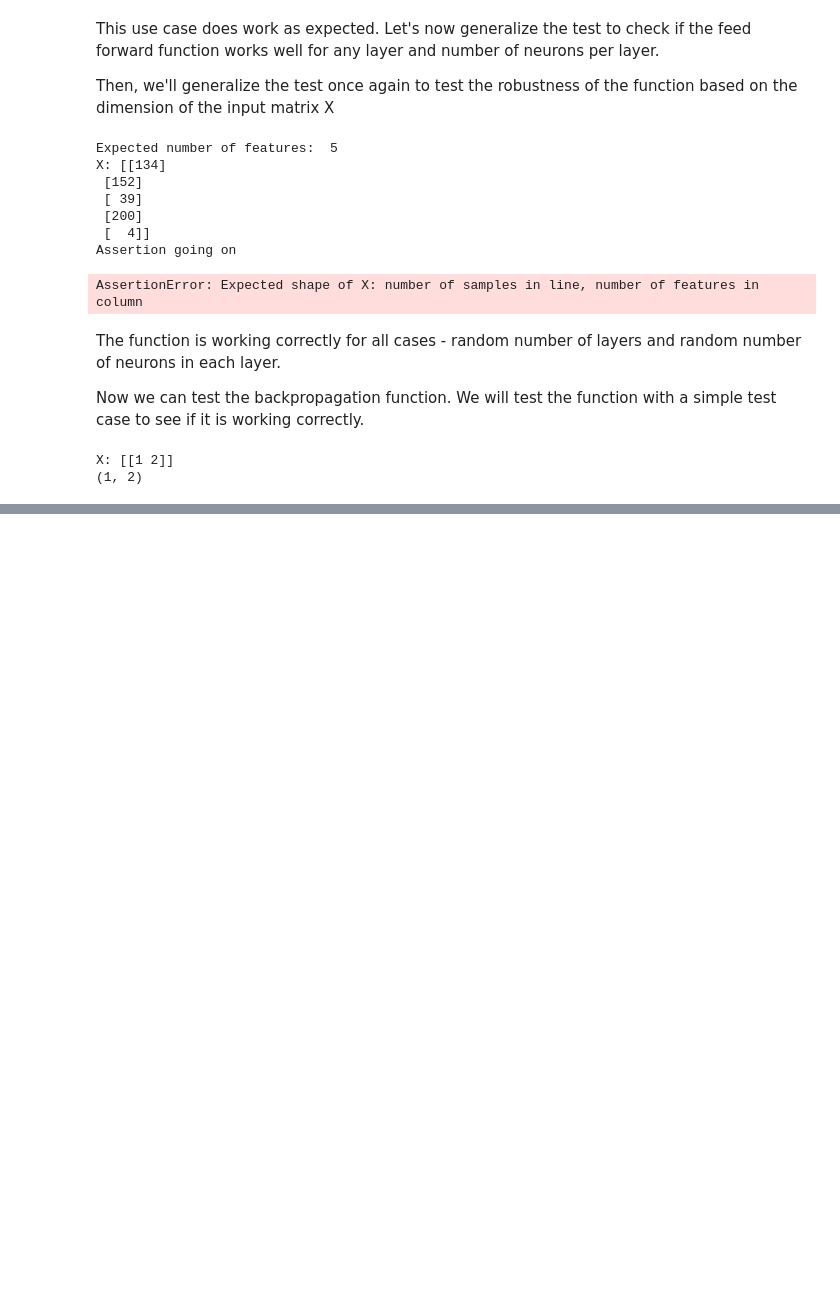
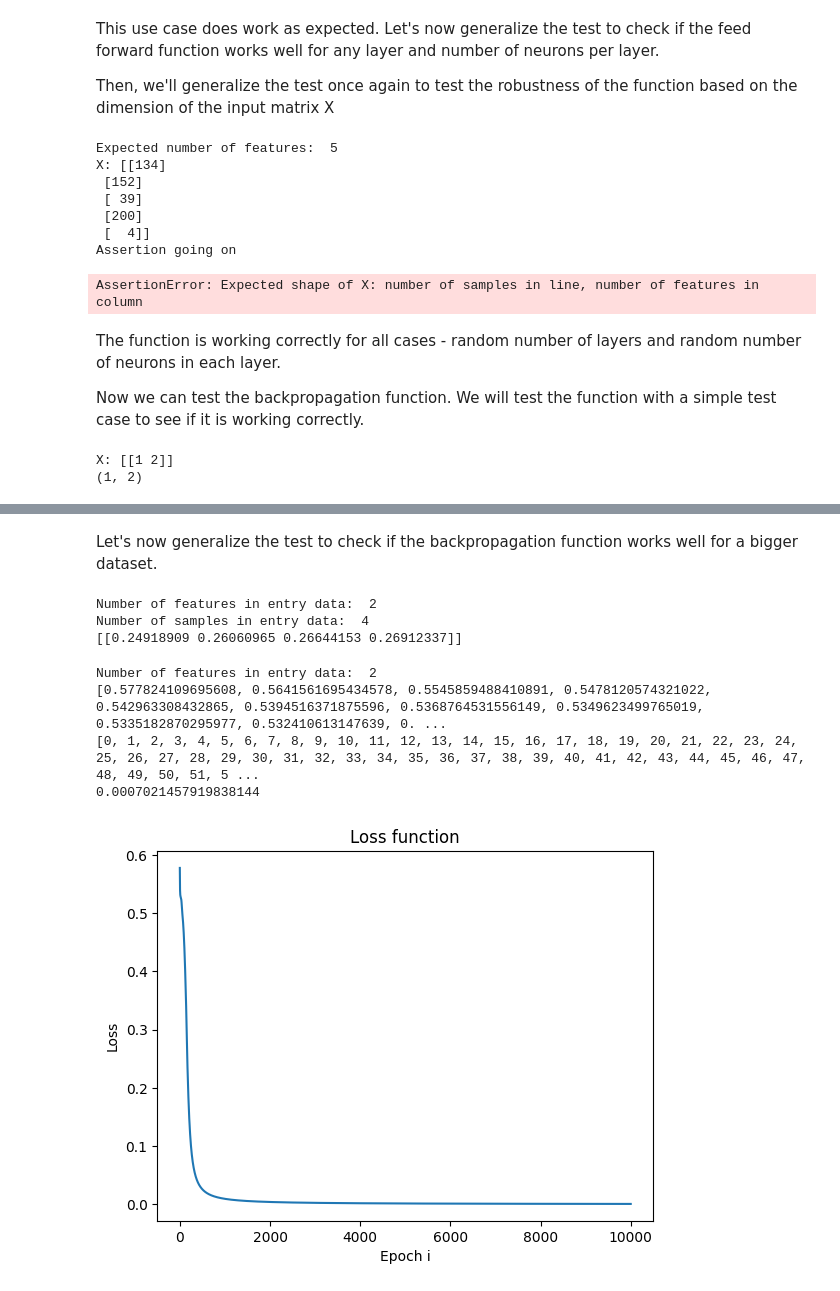
Before and after one commit to Gdeterline/Neural-Network-Build, a Jupyter notebook: nnTesting.ipynb, the cells around one changed output, grey strips where cells are left out. Drawn from its saved outputs; the diff is of its cells as text; code cells hidden in the pictures; blank space fills up the shorter version.

Commit message:
extended tests to larger datasets (still small)
No issue with running the training. We can try on the MNIST database, or another one.
Still need to implement accuracy tests, etc.

```diff
--- a/nnTesting.ipynb
+++ b/nnTesting.ipynb
@@ -296,0 +245,53 @@ b:  [array([[0.],
+# %% [markdown]
+Let's now generalize the test to check if the backpropagation function works well for a bigger dataset.
+# %%
+import main
+
+L = 4
+nb_neurons = [2, 2, 2, 1]
+X = np.array([[1, 2], [2, 3], [3, 4], [4, 5]])
+y = np.array([1, 0, 1, 0])
+
+print("Number of features in entry data: ", len(X[0]))
+print("Number of samples in entry data: ", len(X))
+
+
+# Train the model
+W, b = main.init_layers(L, nb_neurons)
+A, Z, y_hat = main.feed_forward(L, X, W, b)
+
+print(y_hat)
+# %% [output]
+Number of features in entry data:  2
+Number of samples in entry data:  4
+[[0.24918909 0.26060965 0.26644153 0.26912337]]
+# %%
+# Overfitting test
+from main import train_nn
+from main import sigmoid, sigmoid_derivative
+from main import binary_cross_entropy, binary_cross_entropy_derivative, mean_squared_error, mean_squared_error_derivative
+
+X = np.array([[1, 2], [2, 3], [7, 4], [4, 5], [5, 6], [6, 7], [7, 8], [8, 9], [17, 2]])
+y = np.array([1, 1, 0, 1, 1, 1, 1, 1, 0])
+
+print("Number of features in entry data: ", len(X[0]))
+
+# Train the model
+epochs, losses = main.train_nn(4, X, y, [2, 2, 2, 1], 0.1, 10000, g=sigmoid, gder=sigmoid_derivative, loss=binary_cross_entropy, lossder=binary_cross_entropy_derivative)
+
+print(losses)
+print(epochs)
+print(losses[-1])
+
+# Plot the losses
+plt.plot(epochs, losses)
+plt.xlabel("Epoch i")
+plt.ylabel("Loss")
+plt.title("Loss function")
+plt.show()
+# %% [output]
+Number of features in entry data:  2
+[0.577824109695608, 0.5641561695434578, 0.5545859488410891, 0.5478120574321022, 0.542963308432865, 0.5394516371875596, 0.5368764531556149, 0.5349623499765019, 0.5335182870295977, 0.532410613147639, 0. ...
+[0, 1, 2, 3, 4, 5, 6, 7, 8, 9, 10, 11, 12, 13, 14, 15, 16, 17, 18, 19, 20, 21, 22, 23, 24, 25, 26, 27, 28, 29, 30, 31, 32, 33, 34, 35, 36, 37, 38, 39, 40, 41, 42, 43, 44, 45, 46, 47, 48, 49, 50, 51, 5 ...
+0.0007021457919838144
+[figure, added]
```
Also changed, not shown: parts of 9 cells of this notebook, 1 other file.
